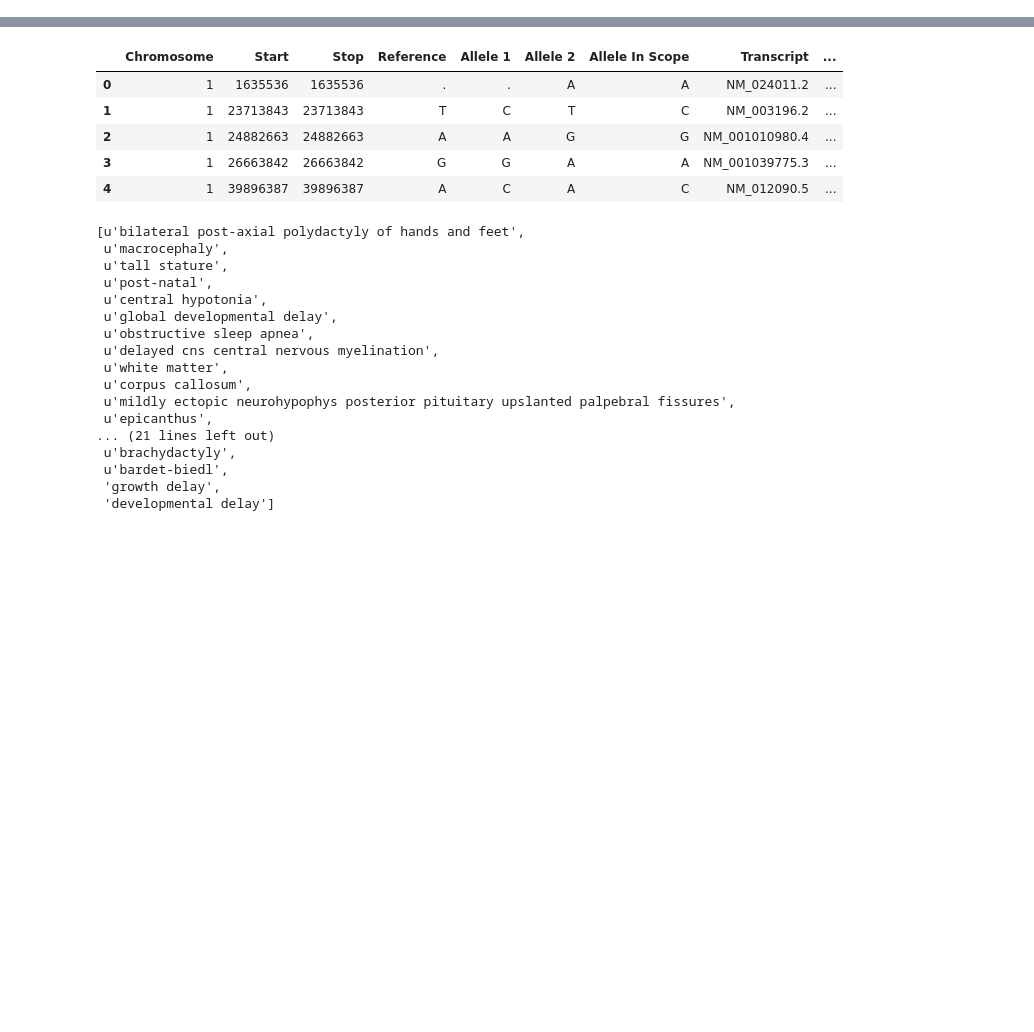
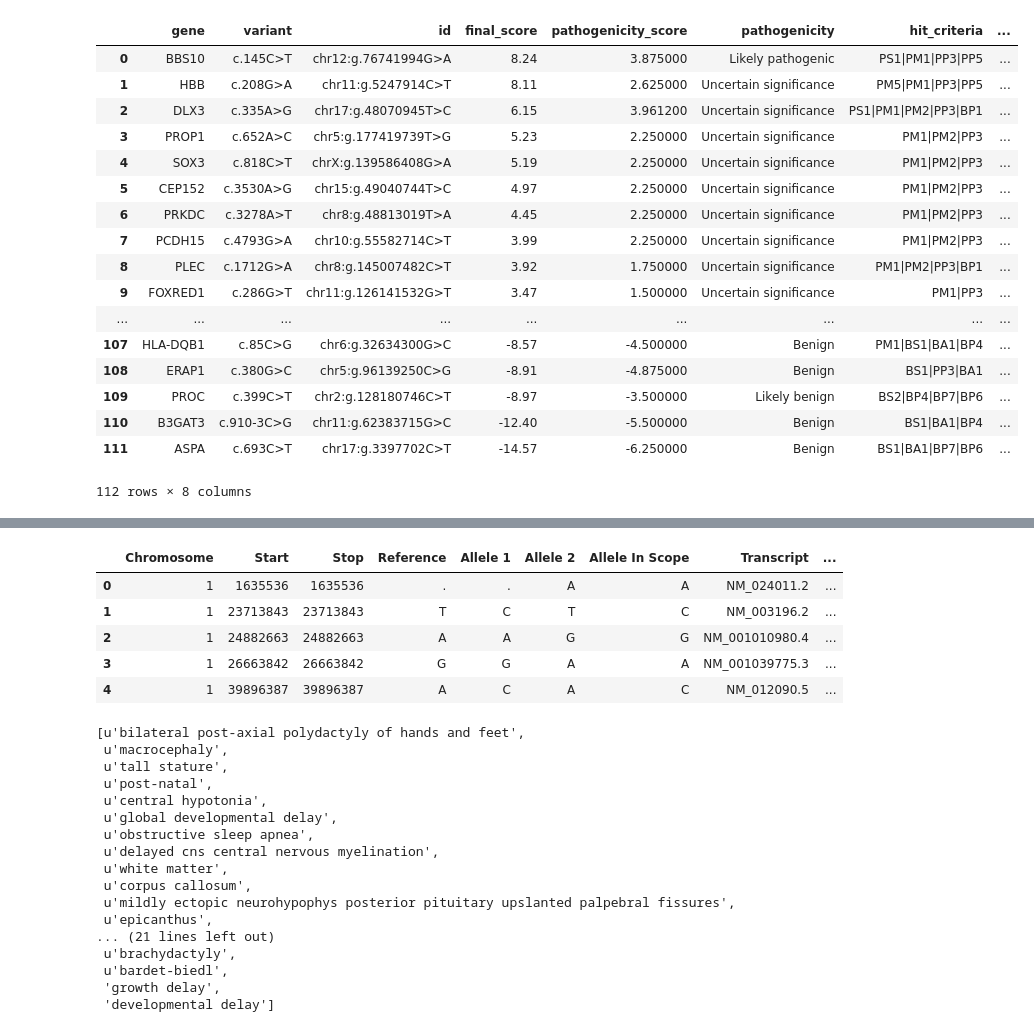
Before and after one commit to xguo39/deepbrain, a Jupyter notebook: deepb/test.ipynb, the cells around one changed output, grey strips where cells are left out. Saved outputs shown, nothing was run; the diff lists cells and outputs as text; code cells hidden in the pictures; blank space fills up the shorter version.

Commit message:
gene single

```diff
--- a/deepb/test.ipynb
+++ b/deepb/test.ipynb
@@ -391,0 +214,21 @@ else:
+# %%
+ACMG_result
+# %% [output]
+|  | gene | variant | id | final_score | pathogenicity_score | pathogenicity | hit_criteria | ... |
+| 0 | BBS10 | c.145C>T | chr12:g.76741994G>A | 8.24 | 3.875000 | Likely pathogenic | PS1|PM1|PP3|PP5 | ... |
+| 1 | HBB | c.208G>A | chr11:g.5247914C>T | 8.11 | 2.625000 | Uncertain significance | PM5|PM1|PP3|PP5 | ... |
+| 2 | DLX3 | c.335A>G | chr17:g.48070945T>C | 6.15 | 3.961200 | Uncertain significance | PS1|PM1|PM2|PP3|BP1 | ... |
+| 3 | PROP1 | c.652A>C | chr5:g.177419739T>G | 5.23 | 2.250000 | Uncertain significance | PM1|PM2|PP3 | ... |
+| 4 | SOX3 | c.818C>T | chrX:g.139586408G>A | 5.19 | 2.250000 | Uncertain significance | PM1|PM2|PP3 | ... |
+| 5 | CEP152 | c.3530A>G | chr15:g.49040744T>C | 4.97 | 2.250000 | Uncertain significance | PM1|PM2|PP3 | ... |
+| 6 | PRKDC | c.3278A>T | chr8:g.48813019T>A | 4.45 | 2.250000 | Uncertain significance | PM1|PM2|PP3 | ... |
+| 7 | PCDH15 | c.4793G>A | chr10:g.55582714C>T | 3.99 | 2.250000 | Uncertain significance | PM1|PM2|PP3 | ... |
+| 8 | PLEC | c.1712G>A | chr8:g.145007482C>T | 3.92 | 1.750000 | Uncertain significance | PM1|PM2|PP3|BP1 | ... |
+| 9 | FOXRED1 | c.286G>T | chr11:g.126141532G>T | 3.47 | 1.500000 | Uncertain significance | PM1|PP3 | ... |
+| ... | ... | ... | ... | ... | ... | ... | ... | ... |
+| 107 | HLA-DQB1 | c.85C>G | chr6:g.32634300G>C | -8.57 | -4.500000 | Benign | PM1|BS1|BA1|BP4 | ... |
+| 108 | ERAP1 | c.380G>C | chr5:g.96139250C>G | -8.91 | -4.875000 | Benign | BS1|PP3|BA1 | ... |
+| 109 | PROC | c.399C>T | chr2:g.128180746C>T | -8.97 | -3.500000 | Likely benign | BS2|BP4|BP7|BP6 | ... |
+| 110 | B3GAT3 | c.910-3C>G | chr11:g.62383715G>C | -12.40 | -5.500000 | Benign | BS1|BA1|BP4 | ... |
+| 111 | ASPA | c.693C>T | chr17:g.3397702C>T | -14.57 | -6.250000 | Benign | BS1|BA1|BP7|BP6 | ... |
+112 rows × 8 columns
```
Also changed, not shown: parts of 8 cells of this notebook, 6 other files.
